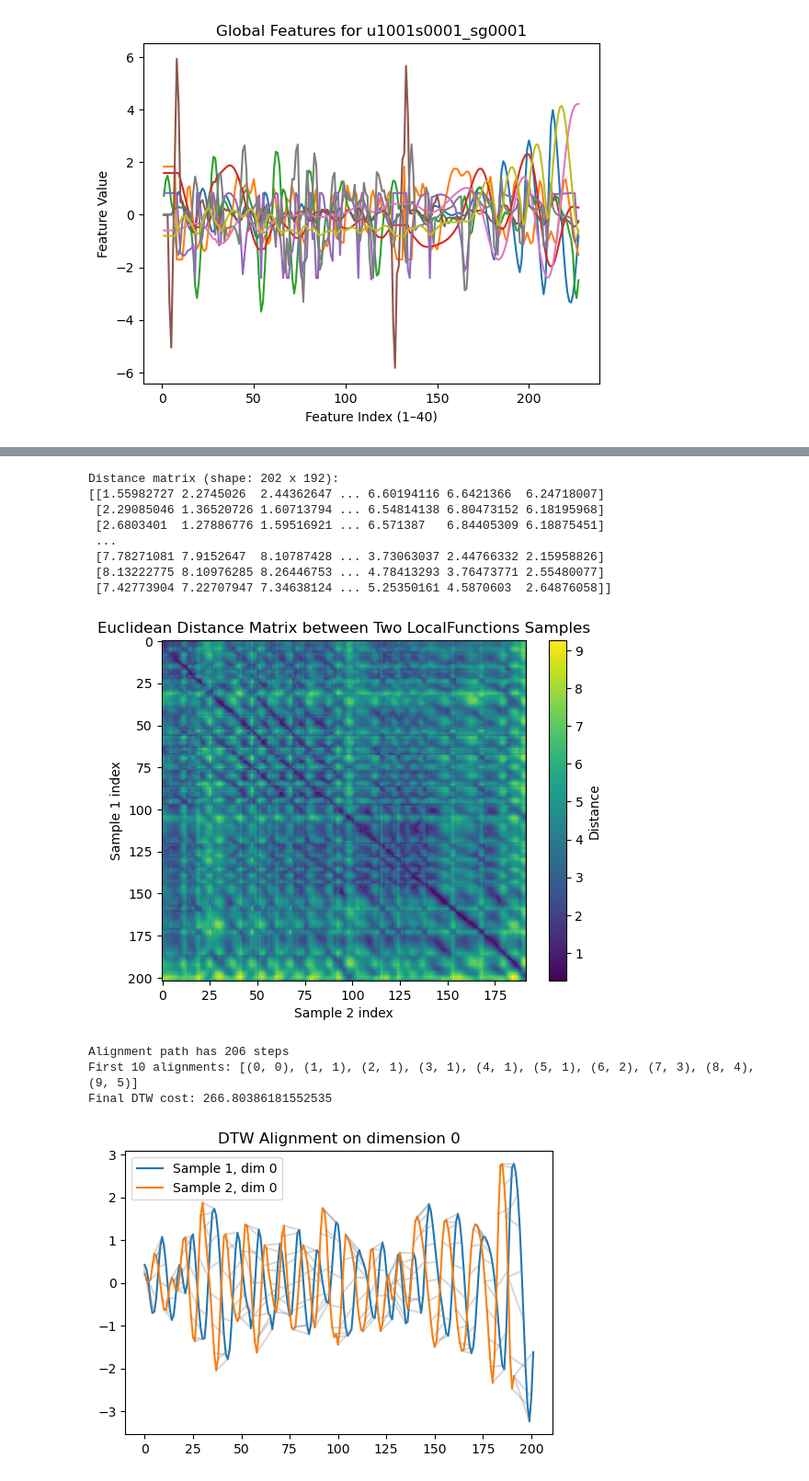
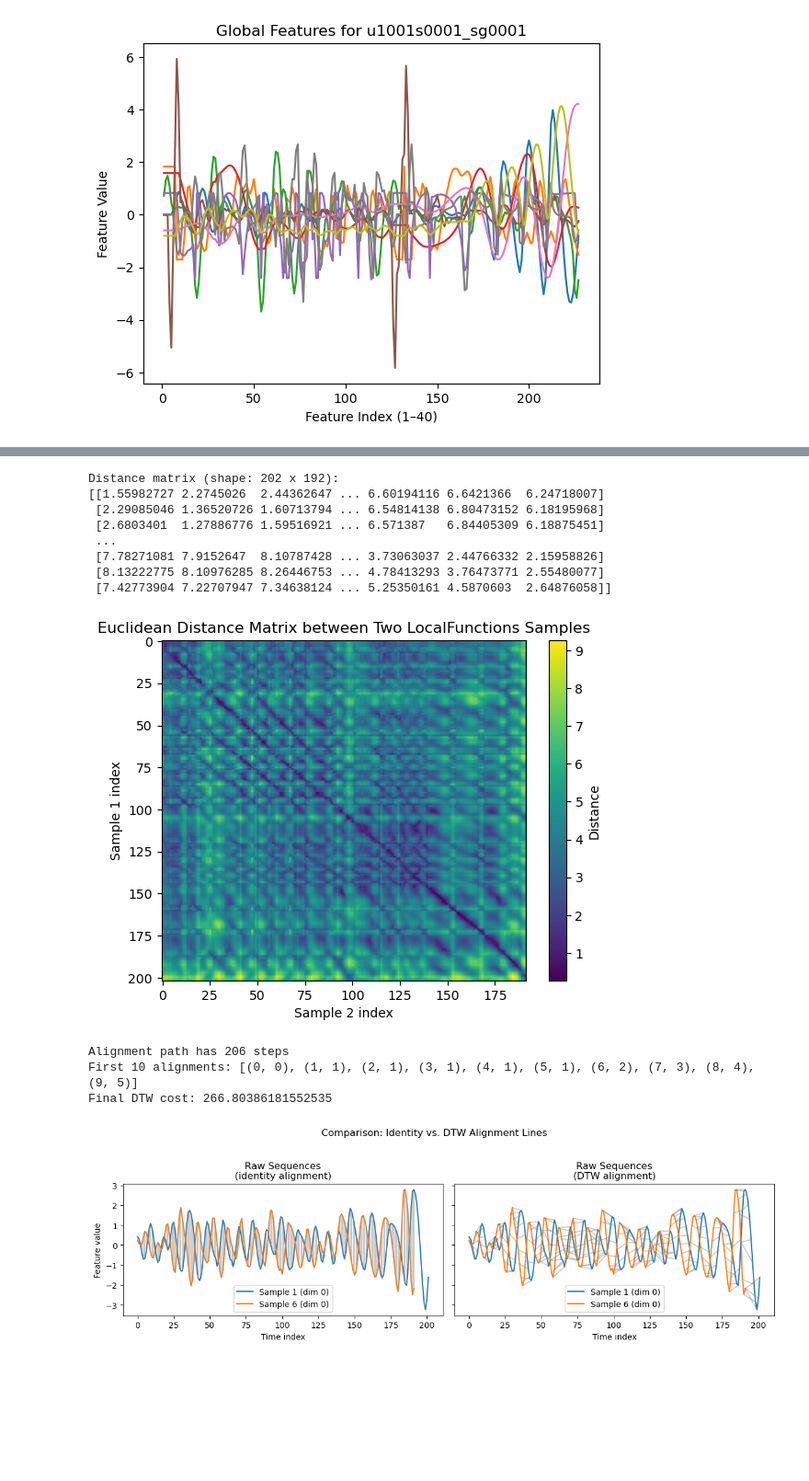
Before and after one commit to matt-truscott/DTW-project, a Jupyter notebook: notebooks/InitialTesting/scripts.ipynb, the cells around one changed output, grey strips where cells are left out. Shown at 92% size. Drawn from its saved outputs; the diff is of its cells as text; code cells hidden in the pictures; blank space fills up the shorter version.

```diff
--- a/notebooks/InitialTesting/scripts.ipynb
+++ b/notebooks/InitialTesting/scripts.ipynb
@@ -177,6 +180,7 @@ import scipy.io as sio
 import numpy as np
 from scipy.spatial.distance import cdist
 from src.dtw.dtwAlgorithm import dp
+import matplotlib.pyplot as plt
 
 # ── 1) Load two LocalFunctions files ──
 mat1 = sio.loadmat(
@@ -205,41 +209,60 @@ plt.figure()
 plt.imshow(dist_mat, aspect='auto')
 plt.xlabel('Sample 2 index')
 plt.ylabel('Sample 1 index')
 plt.title('Euclidean Distance Matrix between Two LocalFunctions Samples')
 plt.colorbar(label='Distance')
 plt.show()
 
 # ── 3) Run DTW (no changes to your dp function) ──
 path, cost_mat = dp(dist_mat)
 
 # ── 4) (Optional) Inspect the result ──
 print(f"Alignment path has {len(path)} steps")
 print("First 10 alignments:", path[:10])
 print("Final DTW cost:", cost_mat[-1, -1])
 
-# ── 5) (Optional) Plot just the X vs Y sequences with alignment lines ──
-import matplotlib.pyplot as plt
+# ── 5a) Raw sequences ──
+dim = 0  # which feature to visualise
 
-plt.figure(figsize=(6,4))
-# plot the multivariate sequences in one chosen dimension (say dim=0)
-plt.plot(X[:,0], label='Sample 1, dim 0')
-plt.plot(Y[:,0], label='Sample 2, dim 0')
-for i,j in path:
-    plt.plot([i, j], [X[i,0], Y[j,0]], c='gray', alpha=0.3)
-plt.legend()
-plt.title("DTW Alignment on dimension 0")
+# identity path: just pair each time‐index with itself (up to the shorter sequence length)
+identity_path = [(k, k) for k in range(min(len(X), len(Y)))]
+
+fig, axes = plt.subplots(1, 2, figsize=(12, 4), sharey=True)
+
+ax = axes[0]
+ax.plot(X[:, dim], label='Sample 1 (dim 0)')
+ax.plot(Y[:, dim], label='Sample 6 (dim 0)')
+for i, j in identity_path:
+    ax.plot([i, j], [X[i, dim], Y[j, dim]], color='gray', alpha=0.4)
+ax.set_title("Raw Sequences\n(identity alignment)")
+ax.set_xlabel("Time index")
+ax.set_ylabel("Feature value")
+ax.legend()
+
+# ── 5b) (Optional) Plot just the X vs Y sequences with alignment lines ──
+ax = axes[1]
+ax.plot(X[:, dim], label='Sample 1 (dim 0)')
+ax.plot(Y[:, dim], label='Sample 6 (dim 0)')
+for i, j in path:
+    ax.plot([i, j], [X[i, dim], Y[j, dim]], color='gray', alpha=0.4)
+ax.set_title("Raw Sequences\n(DTW alignment)")
+ax.set_xlabel("Time index")
+ax.legend()
+
+plt.suptitle("Comparison: Identity vs. DTW Alignment Lines")
+plt.tight_layout(rect=(0, 0.03, 1, 0.95))
 plt.show()
 # %% [output]
 Distance matrix (shape: 202 x 192):
 [[1.55982727 2.2745026  2.44362647 ... 6.60194116 6.6421366  6.24718007]
  [2.29085046 1.36520726 1.60713794 ... 6.54814138 6.80473152 6.18195968]
  [2.6803401  1.27886776 1.59516921 ... 6.571387   6.84405309 6.18875451]
  ...
  [7.78271081 7.9152647  8.10787428 ... 3.73063037 2.44766332 2.15958826]
  [8.13222775 8.10976285 8.26446753 ... 4.78413293 3.76473771 2.55480077]
  [7.42773904 7.22707947 7.34638124 ... 5.25350161 4.5870603  2.64876058]]
 [figure]
 Alignment path has 206 steps
 First 10 alignments: [(0, 0), (1, 1), (2, 1), (3, 1), (4, 1), (5, 1), (6, 2), (7, 3), (8, 4), (9, 5)]
 Final DTW cost: 266.80386181552535
-[figure, old version]
+[figure, new version]
```
Also changed, not shown: parts of 5 cells of this notebook, 7 other files.
